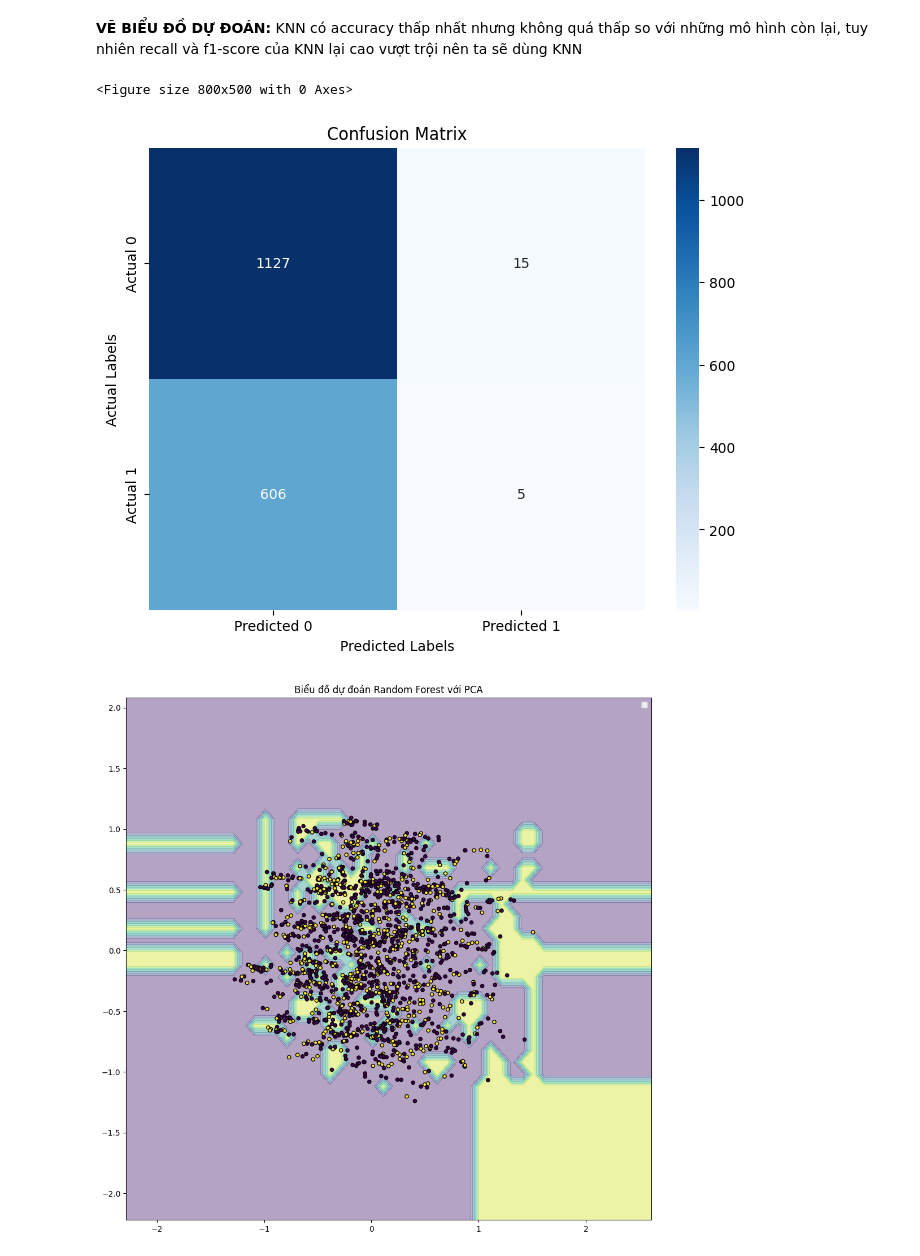
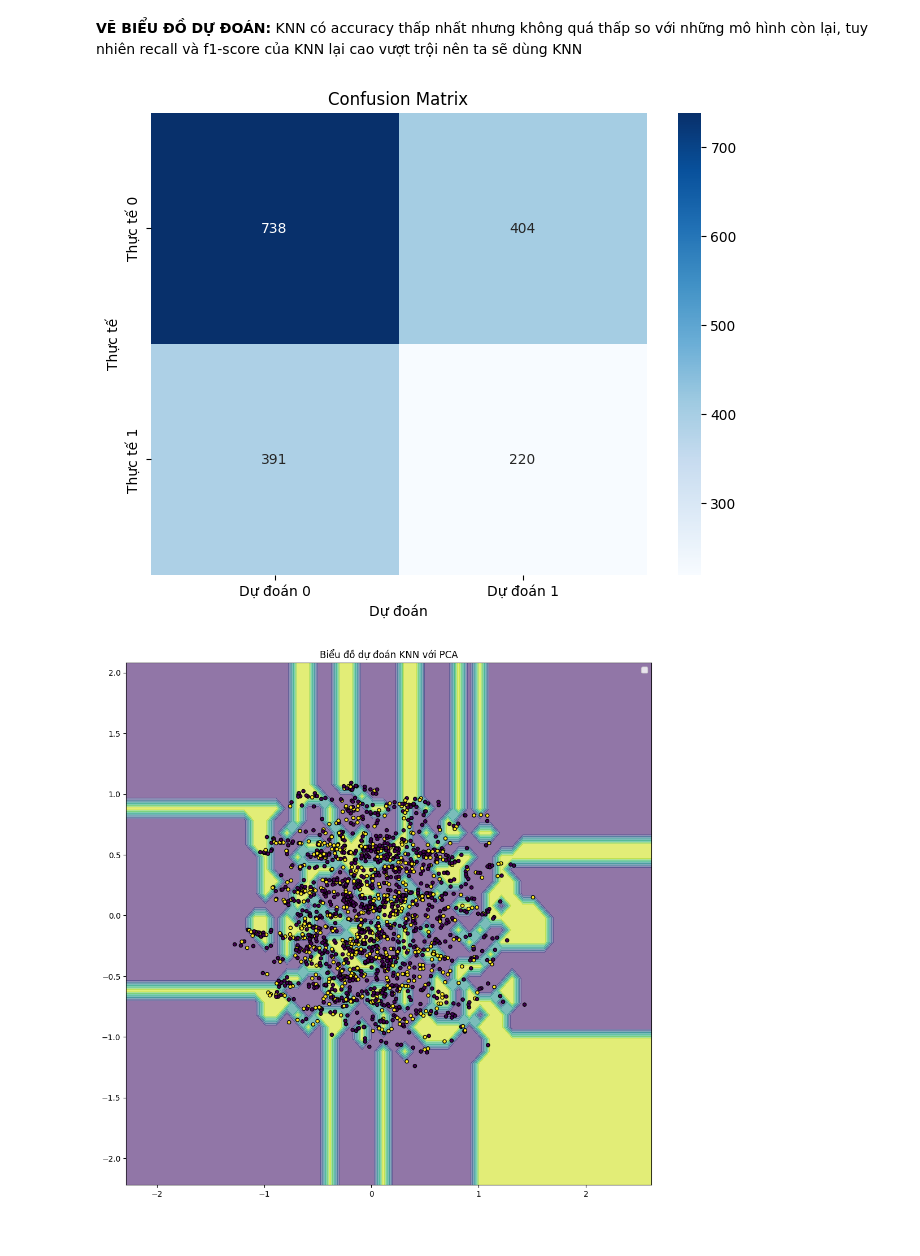
Before and after one commit to thangtrandoan/DataProcessing-Project, a Jupyter notebook: test.ipynb, the cells around one changed output. Cells and saved outputs as stored; diff of their text form; code cells hidden in the pictures.

```diff
--- a/test.ipynb
+++ b/test.ipynb
@@ -1190,7 +1190,7 @@ The f1 score of Gaussian Naive Bayes model is :  1.5974440894568689 %
 # %% [markdown]
 **2. Support Vector Machine**
 # %%
-svm = SVC(C=1,gamma='scale',kernel='rbf')
+svm = SVC(C=10,gamma='scale',kernel='rbf')
 svm.fit(x_train, y_train)
 svm_predicted = svm.predict(x_test)
 svm_conf = confusion_matrix(y_test, svm_predicted)
@@ -1214,7 +1228,7 @@ The f1 score of Support Vector Machine model is :  0.0 %
 # %% [markdown]
 **3. Random Forest**
 # %%
-rf = RandomForestClassifier(n_estimators=100,
+rf = RandomForestClassifier(n_estimators=50,
                             random_state=43,
                             max_features=0.5)
 rf.fit(x_train, y_train)
@@ -1240,12 +1267,12 @@ The f1 score of Random Forest model is :  8.38150289017341 %
 # %% [markdown]
 **4. XGBoost**
 # %%
-xgb_model = xgb.XGBClassifier(n_estimators=100,
-    learning_rate=0.1,
-    max_depth=3,
-    subsample=0.8,
-    colsample_bytree=0.8,
-    objective='binary:logistic')
+xgb_model = xgb.XGBClassifier(learning_rate= 0.1,
+                            n_estimators= 500,
+                            max_depth= 5,
+                            subsample= 0.8,
+                            colsample_bytree= 1,
+                            objective='binary:logistic')
 xgb_model.fit(x_train, y_train)
 xgb_predicted = xgb_model.predict(x_test)
 xgb_conf = confusion_matrix(y_test, xgb_predicted)
@@ -1269,7 +1312,7 @@ The f1 score of XGBoost model is :  3.7037037037037033 %
 # %% [markdown]
 **5. K Nearest Neighbor**
 # %%
-knn = KNeighborsClassifier(n_neighbors=50, weights='uniform',p=2)
+knn = KNeighborsClassifier(n_neighbors=1,p=1,weights='uniform')
 knn.fit(x_train, y_train)
 knn_predicted = knn.predict(x_test)
 knn_conf = confusion_matrix(y_test, knn_predicted)
@@ -1393,41 +1452,36 @@ Bỏ từng thuộc tính xem cột nào ảnh hưởng đến độ chính xác
 # %% [markdown]
 **VẼ BIỂU ĐỒ DỰ ĐOÁN:** KNN có accuracy thấp nhất nhưng không quá thấp so với những mô hình còn lại, tuy nhiên recall và f1-score của KNN lại cao vượt trội nên ta sẽ dùng KNN
 # %%
-plt.figure(figsize=(8, 5))
-
 plt.figure(figsize=(8, 6))
-sns.heatmap(knn_conf, annot=True, fmt='d', cmap='Blues', xticklabels=['Predicted 0', 'Predicted 1'], yticklabels=['Actual 0', 'Actual 1'])
-plt.xlabel('Predicted Labels')
-plt.ylabel('Actual Labels')
+sns.heatmap(knn_conf, annot=True, fmt='d', cmap='Blues', xticklabels=['Dự đoán 0', 'Dự đoán 1'], yticklabels=['Thực tế 0', 'Thực tế 1'])
+plt.xlabel('Dự đoán')
+plt.ylabel('Thực tế')
 plt.title('Confusion Matrix')
 plt.show()
 # %% [output]
-<Figure size 800x500 with 0 Axes>
-[figure, old version]
+[figure, new version]
 # %%
 plt.figure(figsize=(12, 12))
 pca = PCA(n_components=2)
 x_train_pca = pca.fit_transform(x_train)
 x_test_pca = pca.transform(x_test)
-rf_pca = RandomForestClassifier(n_estimators=500,
-                            random_state=43,
-                            max_features='log2')
+rf_pca = KNeighborsClassifier(n_neighbors=1, p=1, weights='distance')
 rf_pca.fit(x_train_pca, y_train)
 y_pred = rf_pca.predict(x_test_pca)
 
 x_min, x_max = x_train_pca[:, 0].min() - 1, x_train_pca[:, 0].max() + 1
 y_min, y_max = x_train_pca[:, 1].min() - 1, x_train_pca[:, 1].max() + 1
 xx, yy = np.meshgrid(np.arange(x_min, x_max, 0.1),
                      np.arange(y_min, y_max, 0.1))
 Z = rf_pca.predict(np.c_[xx.ravel(), yy.ravel()])
 Z = Z.reshape(xx.shape)
 
-plt.contourf(xx, yy, Z, alpha=0.4)
+plt.contourf(xx, yy, Z, alpha=0.6)
 
 plt.scatter(x_test_pca[:, 0], x_test_pca[:, 1], c=y_test, s=20, edgecolor='k')
 
-plt.title('Biểu đồ dự đoán Random Forest với PCA')
+plt.title('Biểu đồ dự đoán KNN với PCA')
 plt.legend()
 plt.show()
 # %% [output]
-[figure, old version]
+[figure, new version]
```
Also changed, not shown: parts of 13 cells of this notebook.
